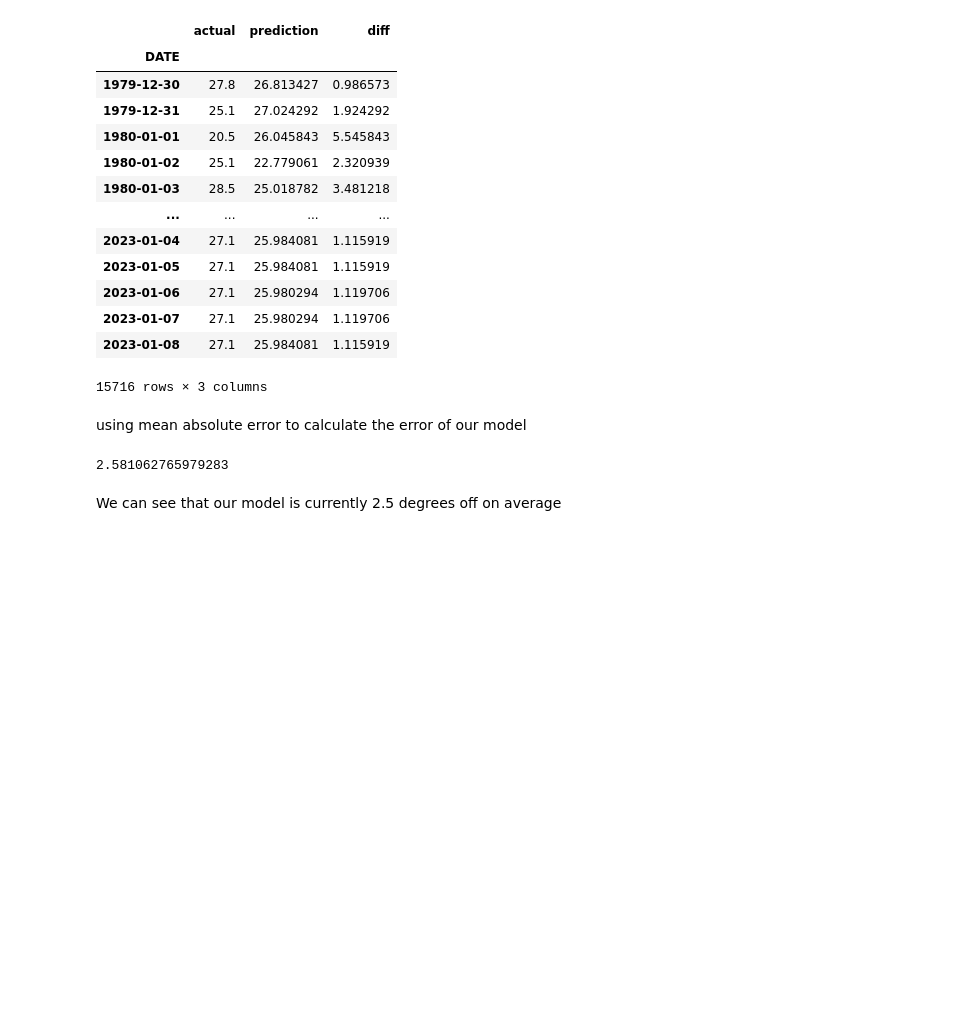
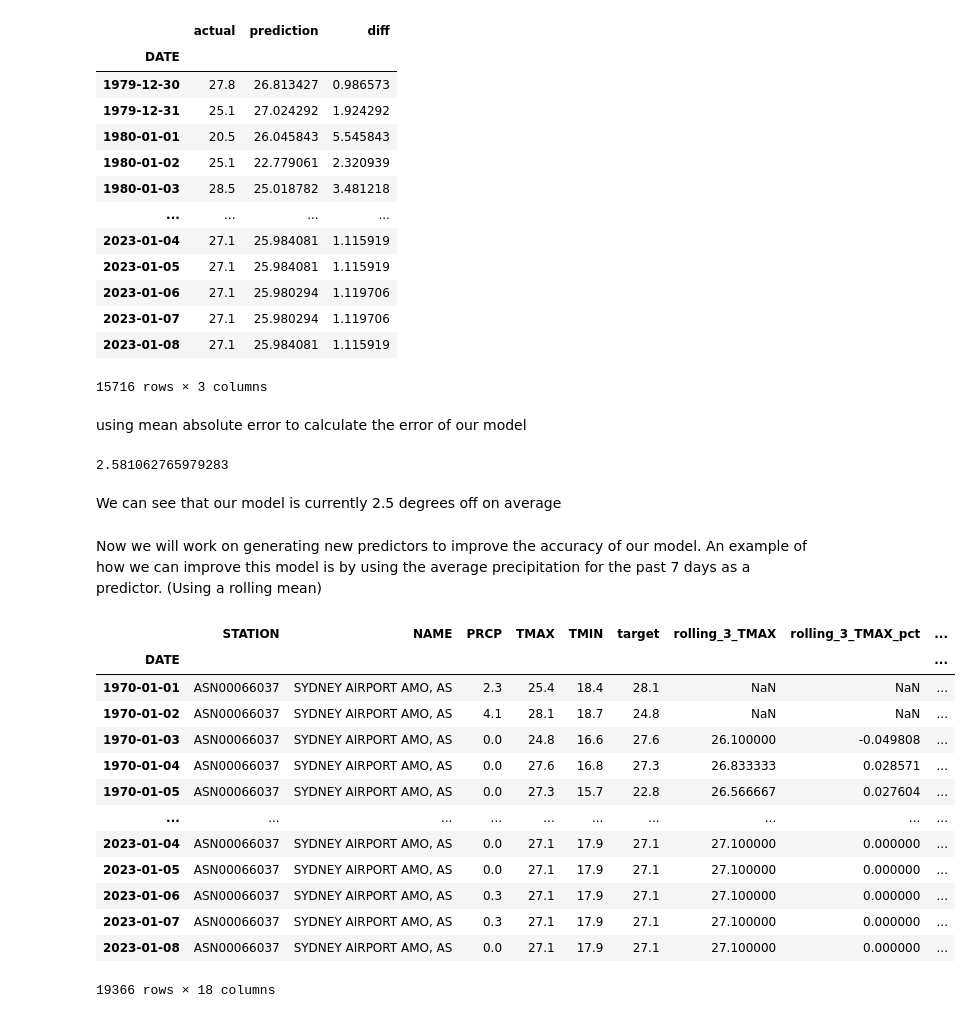
Before and after one commit to Shzmj/weather-predictor, a Jupyter notebook: weatherpredictor.ipynb, the cells around one changed output. Saved outputs shown, nothing was run; the diff lists cells and outputs as text; code cells hidden in the pictures; blank space fills up the shorter version.

```diff
--- a/weatherpredictor.ipynb
+++ b/weatherpredictor.ipynb
@@ -241,3 +241,38 @@ mean_absolute_error(predictions["actual"], predictions["prediction"])
 2.581062765979283
 # %% [markdown]
 We can see that our model is currently 2.5 degrees off on average
+# %% [markdown]
+Now we will work on generating new predictors to improve the accuracy of our model. An example of how we can improve this model is by using the average precipitation for the past 7 days as a predictor. (Using a rolling mean)
+# %%
+def pct_diff(old, new):
+    return (new - old) / old
+
+def compute_rolling(weather, horizon, col):
+    label = f"rolling_{horizon}_{col}"
+
+    weather[label] = weather[col].rolling(horizon).mean()
+    weather[f"{label}_pct"] = pct_diff(weather[label], weather[col])
+    return weather
+
+rolling_horizons = [3, 14]
+
+for horizon in rolling_horizons:
+    for col in ["TMAX", "TMIN", "PRCP"]:
+        weather = compute_rolling(weather, horizon, col)
+
+weather
+# %% [output]
+|  | STATION | NAME | PRCP | TMAX | TMIN | target | rolling_3_TMAX | rolling_3_TMAX_pct | ... |
+| DATE |  |  |  |  |  |  |  |  | ... |
+| 1970-01-01 | ASN00066037 | SYDNEY AIRPORT AMO, AS | 2.3 | 25.4 | 18.4 | 28.1 | NaN | NaN | ... |
+| 1970-01-02 | ASN00066037 | SYDNEY AIRPORT AMO, AS | 4.1 | 28.1 | 18.7 | 24.8 | NaN | NaN | ... |
+| 1970-01-03 | ASN00066037 | SYDNEY AIRPORT AMO, AS | 0.0 | 24.8 | 16.6 | 27.6 | 26.100000 | -0.049808 | ... |
+| 1970-01-04 | ASN00066037 | SYDNEY AIRPORT AMO, AS | 0.0 | 27.6 | 16.8 | 27.3 | 26.833333 | 0.028571 | ... |
+| 1970-01-05 | ASN00066037 | SYDNEY AIRPORT AMO, AS | 0.0 | 27.3 | 15.7 | 22.8 | 26.566667 | 0.027604 | ... |
+| ... | ... | ... | ... | ... | ... | ... | ... | ... | ... |
+| 2023-01-04 | ASN00066037 | SYDNEY AIRPORT AMO, AS | 0.0 | 27.1 | 17.9 | 27.1 | 27.100000 | 0.000000 | ... |
+| 2023-01-05 | ASN00066037 | SYDNEY AIRPORT AMO, AS | 0.0 | 27.1 | 17.9 | 27.1 | 27.100000 | 0.000000 | ... |
+| 2023-01-06 | ASN00066037 | SYDNEY AIRPORT AMO, AS | 0.3 | 27.1 | 17.9 | 27.1 | 27.100000 | 0.000000 | ... |
+| 2023-01-07 | ASN00066037 | SYDNEY AIRPORT AMO, AS | 0.3 | 27.1 | 17.9 | 27.1 | 27.100000 | 0.000000 | ... |
+| 2023-01-08 | ASN00066037 | SYDNEY AIRPORT AMO, AS | 0.0 | 27.1 | 17.9 | 27.1 | 27.100000 | 0.000000 | ... |
+19366 rows × 18 columns
```
Also changed, not shown: parts of 10 cells of this notebook.
